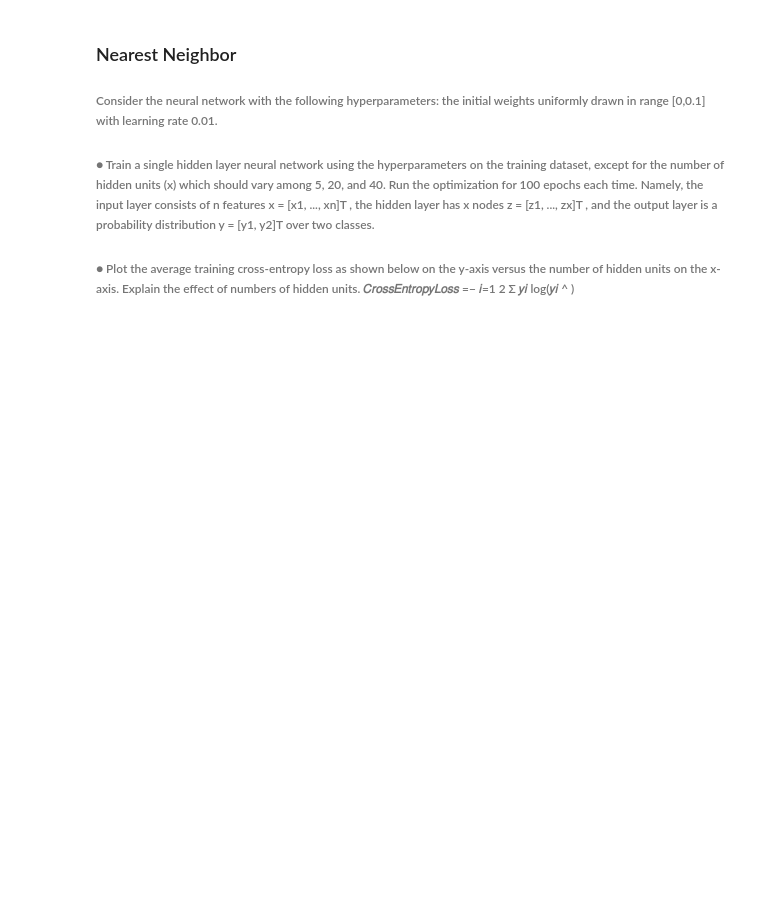
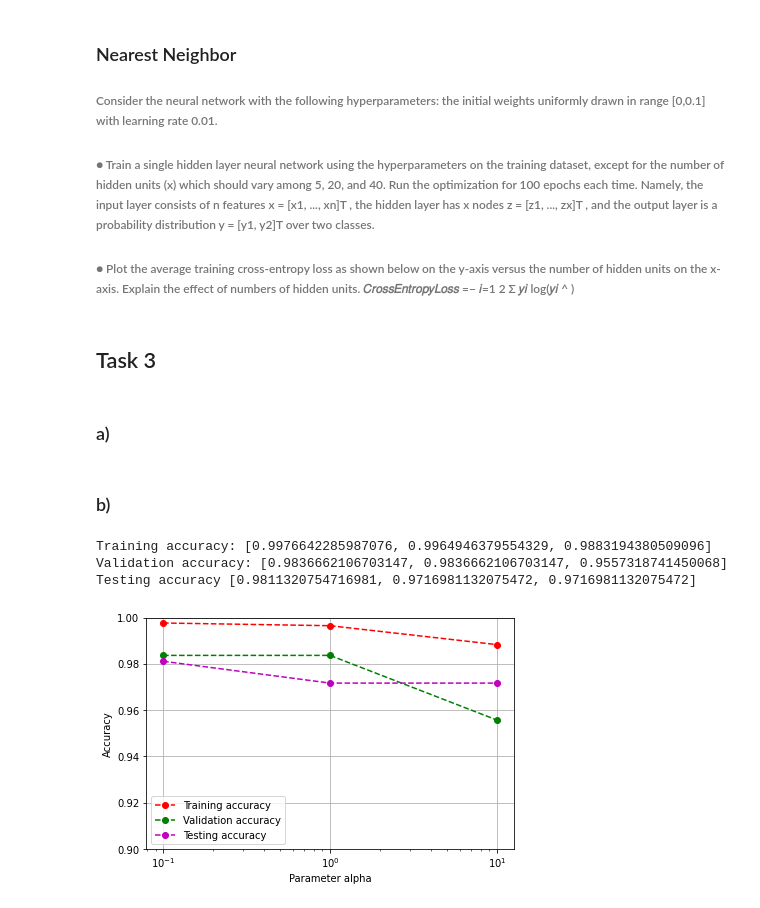
Before and after one commit to waldosingleton/Assignment_3, a Jupyter notebook: Group_1.ipynb, the cells around one changed output. Drawn from its saved outputs; the diff is of its cells as text; code cells hidden in the pictures; blank space fills up the shorter version.

```diff
--- a/Group_1.ipynb
+++ b/Group_1.ipynb
@@ -413,3 +412,74 @@ Difference - there is a difference just by looking at them, the top20 words from
 ###### Consider the neural network with the following hyperparameters: the initial weights uniformly drawn in range [0,0.1] with learning rate 0.01.
 ######  ● Train a single hidden layer neural network using the hyperparameters on the training dataset, except for the number of hidden units (x) which should vary among 5, 20, and 40. Run the optimization for 100 epochs each time. Namely, the input layer consists of n features x = [x1, ..., xn]T , the hidden layer has x nodes z = [z1, ..., zx]T , and the output layer is a probability distribution y = [y1, y2]T over two classes.
 ######  ● Plot the average training cross-entropy loss as shown below on the y-axis versus the number of hidden units on the x-axis. Explain the effect of numbers of hidden units. 𝐶𝑟𝑜𝑠𝑠𝐸𝑛𝑡𝑟𝑜𝑝𝑦𝐿𝑜𝑠𝑠 =− 𝑖=1 2 Σ 𝑦𝑖 log(𝑦𝑖 ^ )
+# %% [markdown]
+## Task 3
+# %% [markdown]
+### a)
+# %% [markdown]
+### b)
+# %%
+trainDF = pd.read_csv("train.csv", skiprows=0, header=0, na_values= "", dtype=str)
+testDF = pd.read_csv("test.csv", skiprows=0, header=0, na_values= "", dtype=str)
+# %%
+# NAIVE BAYES
+from sklearn.model_selection import cross_validate
+from sklearn.pipeline import make_pipeline
+
+X_train = trainDF["Text"]
+Y_train = trainDF["Category"]
+X_test = testDF["Text"]
+Y_test = testDF["Category"]
+
+# laplace smoothing hyperparameter
+# alpha = 0.1
+NB_m1 = make_pipeline(CountVectorizer(), MultinomialNB(alpha = 0.1))
+# alpha = 1.0
+NB_m2 = make_pipeline(CountVectorizer(), MultinomialNB(alpha = 1.0))
+# alpha = 10.0
+NB_m3 = make_pipeline(CountVectorizer(), MultinomialNB(alpha = 10.0))
+
+# 5-fold Cross Validation for each hyperparameter
+cv_results_NB_m1 = cross_validate(NB_m1, X_train, Y_train, return_train_score=True)
+cv_results_NB_m2 = cross_validate(NB_m2, X_train, Y_train, return_train_score=True)
+cv_results_NB_m3 = cross_validate(NB_m3, X_train, Y_train, return_train_score=True)
+
+# Taking the mean training and validation accuracy of the 5-folds for each Hyperparameter
+NB_TrAcc = [cv_results_NB_m1['train_score'].mean(), cv_results_NB_m2['train_score'].mean(), cv_results_NB_m3['train_score'].mean()]
+NB_VaAcc = [cv_results_NB_m1['test_score'].mean(), cv_results_NB_m2['test_score'].mean(), cv_results_NB_m3['test_score'].mean()]
+
+print("Training accuracy:", NB_TrAcc, "\nValidation accuracy:", NB_VaAcc)
+
+# Getting Testing accuracy for each Hyperparamer
+
+NB_m1.fit(X_train, Y_train)
+Y_pred_m1 = NB_m1.predict(X_test)
+
+NB_m2.fit(X_train, Y_train)
+Y_pred_m2 = NB_m2.predict(X_test)
+
+NB_m3.fit(X_train, Y_train)
+Y_pred_m3 = NB_m3.predict(X_test)
+
+NB_TsAcc = [metrics.accuracy_score(Y_test, Y_pred_m1), metrics.accuracy_score(Y_test, Y_pred_m2), metrics.accuracy_score(Y_test, Y_pred_m3)]
+print("Testing accuracy", NB_TsAcc)
+# %% [output]
+Training accuracy: [0.9976642285987076, 0.9964946379554329, 0.9883194380509096]
+Validation accuracy: [0.9836662106703147, 0.9836662106703147, 0.9557318741450068]
+Testing accuracy [0.9811320754716981, 0.9716981132075472, 0.9716981132075472]
+# %%
+# NB Accuracy Graph
+x = [0.1, 1.0, 10.0]
+plt.plot(x, NB_TrAcc, '--ro', label='Training accuracy')
+plt.plot(x, NB_VaAcc, '--go', label='Validation accuracy')
+plt.plot(x, NB_TsAcc, '--mo', label='Testing accuracy')
+plt.legend()
+plt.xlabel("Parameter alpha")
+plt.ylabel("Accuracy")
+plt.ylim([0.9, 1.0])
+plt.grid()
+plt.tight_layout()
+plt.xscale('log')
+plt.show()
+# %% [output]
+[figure, added]
```
Also changed, not shown: parts of 3 cells of this notebook.
